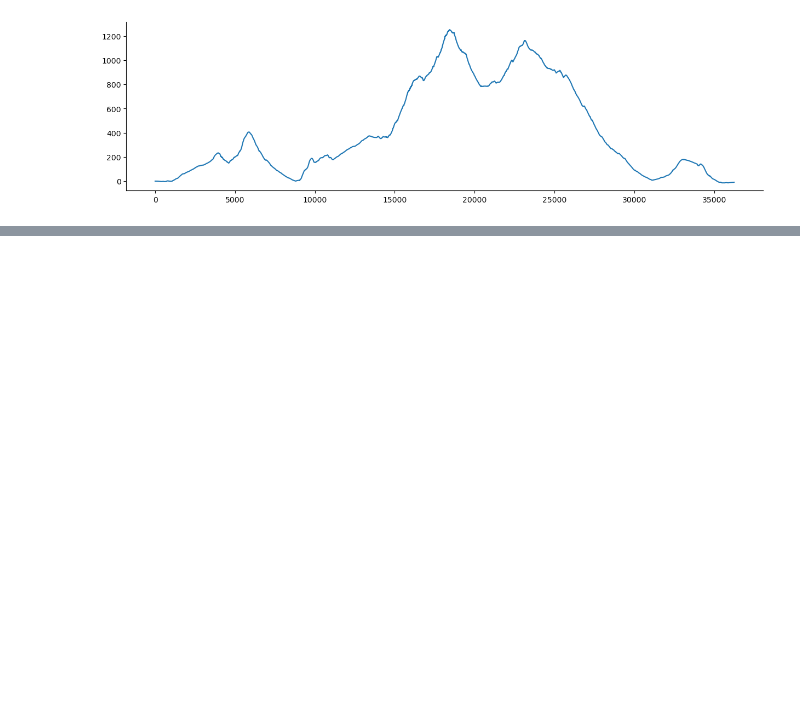
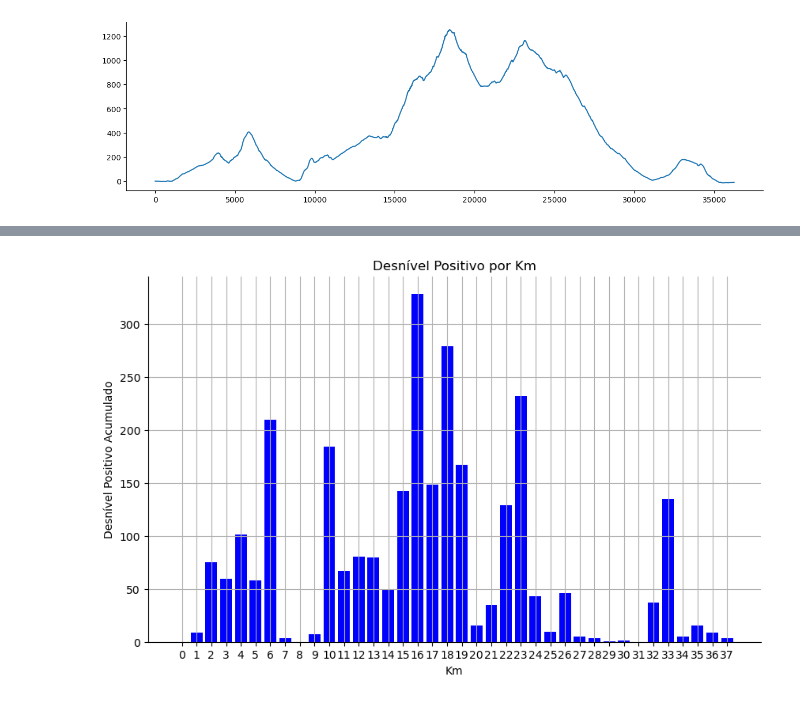
Before and after one commit to joaomts/-strava_analytics, a Jupyter notebook: gpx_strava.ipynb, the cells around one changed output, grey strips where cells are left out. Saved outputs shown, nothing was run; the diff lists cells and outputs as text; code cells hidden in the pictures; blank space fills up the shorter version.

```diff
--- a/gpx_strava.ipynb
+++ b/gpx_strava.ipynb
@@ -290,0 +313,4 @@ plt.plot(df_final.index, df_final['elevacao'])
+# %%
+import math
+df_final['km_group'] = df_final['soma_dist'].apply(lambda x: math.ceil(x / 1000))
+df_final.head(20)
@@ -290,0 +335,4 @@ plt.plot(df_final.index, df_final['elevacao'])
+# %%
+# Calcular desnivel_positivo e desnivel_negativo
+df_final['desnivel_positivo'] = df_final['diff_elev'].apply(lambda x: x if x > 0 else 0)
+df_final['desnivel_negativo'] = df_final['diff_elev'].apply(lambda x: x if x < 0 else 0)
@@ -290,0 +357,4 @@ plt.plot(df_final.index, df_final['elevacao'])
+# %%
+# Agrupar por 'km_group' e somar 'desnivel_positivo'
+grouped_df = df_final.groupby('km_group')['desnivel_positivo'].sum().reset_index()
+grouped_df
@@ -290,0 +379,12 @@ plt.plot(df_final.index, df_final['elevacao'])
+# %%
+# Plotar o gráfico
+plt.figure(figsize=(10, 6))
+plt.bar(grouped_df['km_group'], grouped_df['desnivel_positivo'], color='b')
+plt.xlabel('Km')
+plt.ylabel('Desnível Positivo Acumulado')
+plt.title('Desnível Positivo por Km')
+plt.xticks(grouped_df['km_group'])
+plt.grid(True)
+plt.show()
+# %% [output]
+[figure, added]
```
Also changed, not shown: parts of 13 cells of this notebook, 1 other file.
